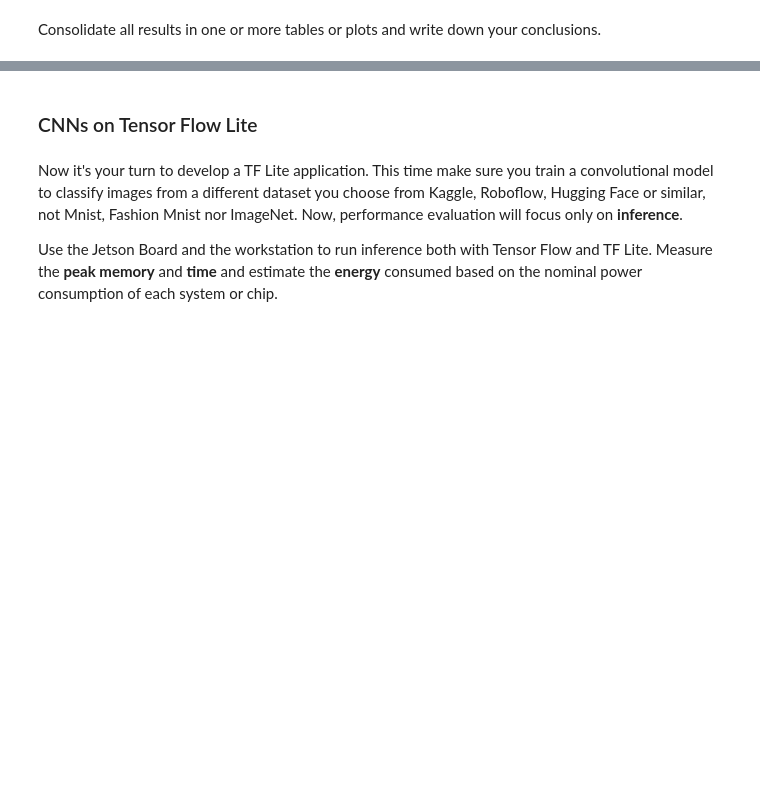
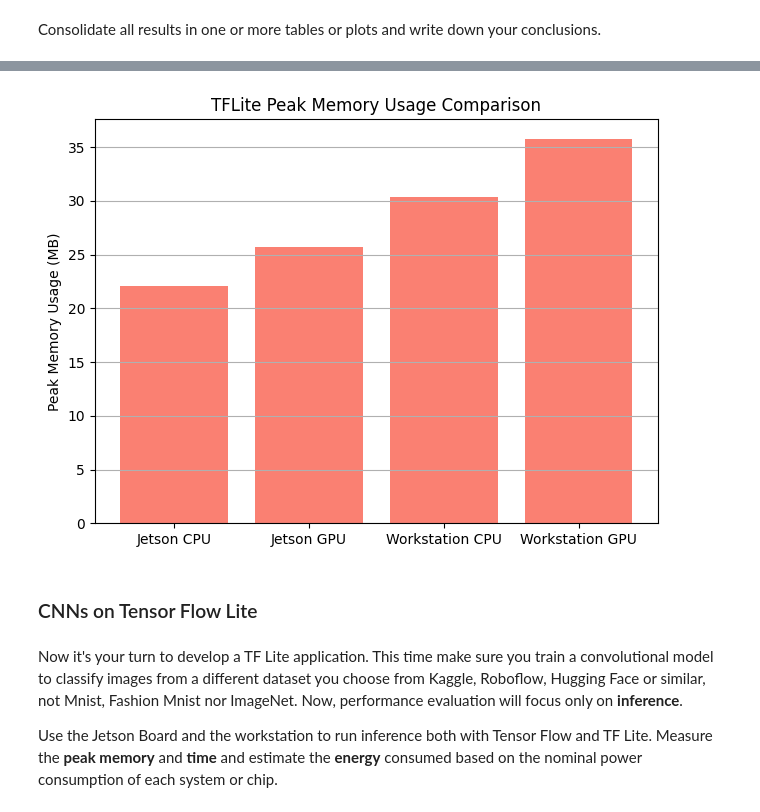
Before and after one commit to jusanchez6/Embedded-Machine-Learning, a Jupyter notebook: Lab3/Embedded_ML_Lab_3_Accelerators_for_ML.ipynb, the cells around one changed output, grey strips where cells are left out. Saved outputs shown, nothing was run; the diff lists cells and outputs as text; code cells hidden in the pictures; blank space fills up the shorter version.

```diff
--- a/Lab3/Embedded_ML_Lab_3_Accelerators_for_ML.ipynb
+++ b/Lab3/Embedded_ML_Lab_3_Accelerators_for_ML.ipynb
@@ -255,3 +419,14 @@ Consolidate all results in one or more tables or plots and write down your concl
+# %%
+mem_usages = [22.1, 25.7, 30.4, 35.8]  # Replace with actual peak memory (MB)
+
+plt.bar(platforms, mem_usages, color='salmon')
+plt.ylabel('Peak Memory Usage (MB)')
+plt.title('TFLite Peak Memory Usage Comparison')
+plt.grid(True, axis='y')
+plt.tight_layout()
+plt.show()
+# %% [output]
+[figure, added]
 # %% [markdown]
 ### CNNs on Tensor Flow Lite
 # %% [markdown]
```
Also changed, not shown: parts of 34 cells of this notebook, 4 other files.
